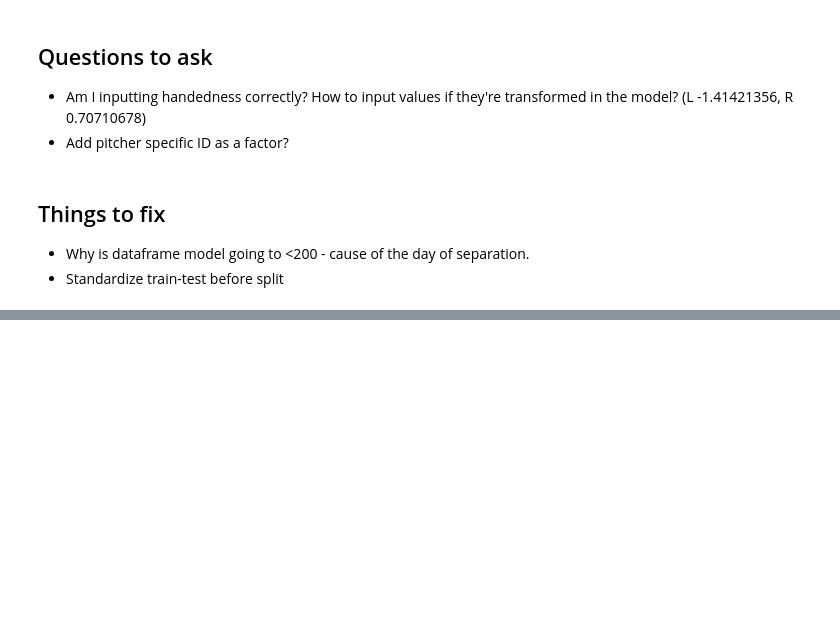
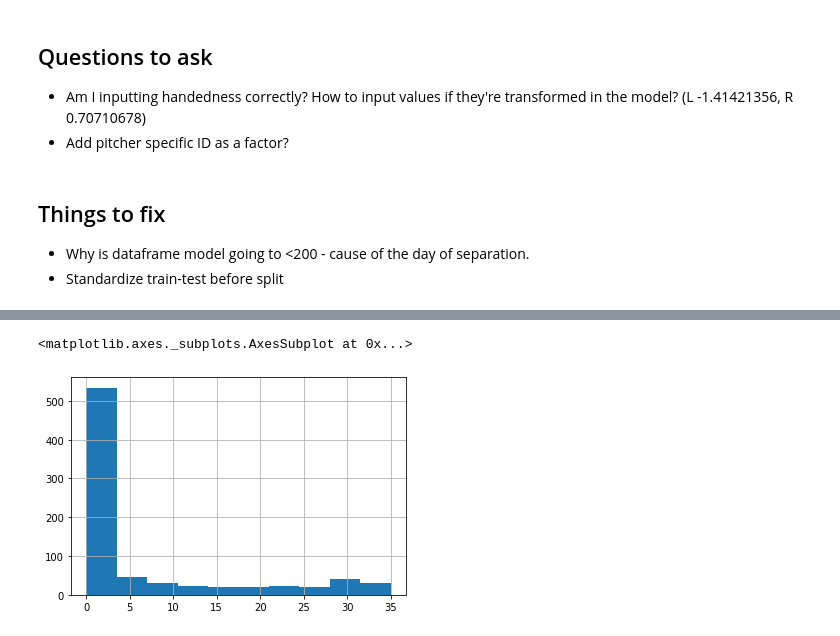
Before and after one commit to benslack19/baseball_player_selector, a Jupyter notebook: daily_fantasy_baseball_predictor_v3_simple.ipynb, the cells around one changed output, grey strips where cells are left out. Drawn from its saved outputs; the diff is of its cells as text; code cells hidden in the pictures; blank space fills up the shorter version.

```diff
--- a/daily_fantasy_baseball_predictor_v3_simple.ipynb
+++ b/daily_fantasy_baseball_predictor_v3_simple.ipynb
@@ -490,0 +520,5 @@ X_train_scale_b1b2, X_test_scale_b1b2, y_train_b1b2, y_test_b1b2 = get_split_dat
+# %%
+df_pitching_stats_wpid["GS"].hist()
+# %% [output]
+<matplotlib.axes._subplots.AxesSubplot at 0x...>
+[figure, added]
```
Also changed, not shown: parts of 292 cells of this notebook, 38 other files.
